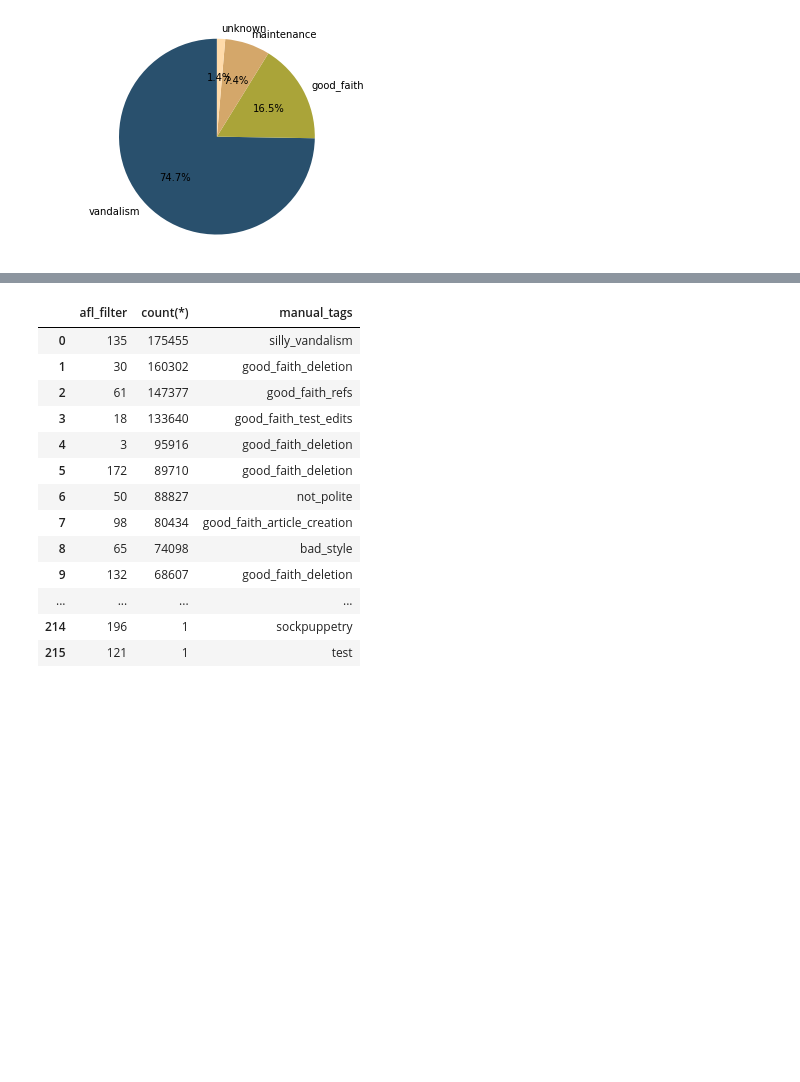
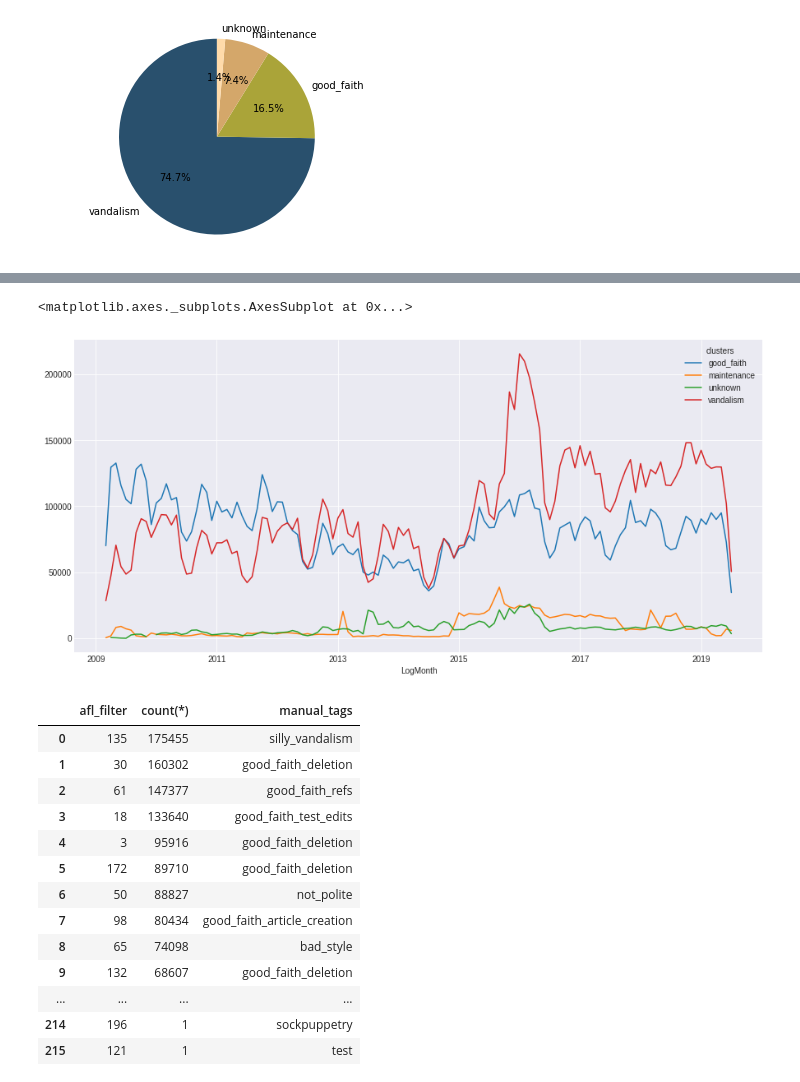
Before and after one commit to lusy/wikifilters, a Jupyter notebook: src/explore.ipynb, the cells around one changed output, grey strips where cells are left out. Saved outputs shown, nothing was run; the diff lists cells and outputs as text; code cells hidden in the pictures; blank space fills up the shorter version.

```diff
--- a/src/explore.ipynb
+++ b/src/explore.ipynb
@@ -1570,0 +1659,23 @@ plt.show()
+# %%
+#TODO Plot (manual tags)*(hit count) for all filters
+
+"""
+Note
+somehow counts are weird
+len(df_hits_month) = 15471
+len(df_hits_month_tags) = 15474 <-- dunno where the 3 extra rows come from; they also seem to contain NA values;
+however inner merge results in a frame with 15737 entries --> so here, 4 values are somehow lost..
+"""
+
+# Which filters were triggered how often over the years
+df_hits_month = pd.read_csv("quarry-34015-abuse-filters-hits-per-filter-per-month-en-wiki-run390706.csv", sep=',')
+df_hits_month['LogMonth'] = pd.to_datetime(df_hits_month['LogMonth'], format="%Y%m")
+df_hits_month_tags = df_hits_month.merge(df_2nd[['af_id', 'manual_tags']], how='inner', left_on='FilterID', right_on='af_id')
+#df_hits_month_tags.filter(axis=0) #[df_hits_month_tags["manual_tags"] == "hidden_vandalism"]['LogMonth']
+df_hits_month_tags['clusters'] = [clusters[x] for x in df_hits_month_tags["manual_tags"]]
+df_hits_month_tags
+# %%
+#df_hits_month_tags[df_hits_month_tags['clusters'] == 'vandalism']
+#index = pd.MultiIndex.from_arrays(arrays, names=('Animal', 'Type'))
+#df = pd.DataFrame({'Max Speed' : [390., 350., 30., 20.]}, index=index)
+df_hits_month_aggregated = df_hits_month_tags.groupby(['LogMonth', 'clusters']).sum()
@@ -1571,3 +1702,9 @@ plt.show()
+# %%
+fig, ax = plt.subplots(figsize=(15,7))
+df_hits_month_aggregated['Freq'].unstack().plot(ax=ax)
+# %% [output]
+<matplotlib.axes._subplots.AxesSubplot at 0x...>
+[figure, added]
 # %%
 # manual tags per year
 df_logs_2009 = pd.read_csv("data/log-entries-yearly/2009.csv", sep=',')
```
Also changed, not shown: parts of 7 cells of this notebook.
